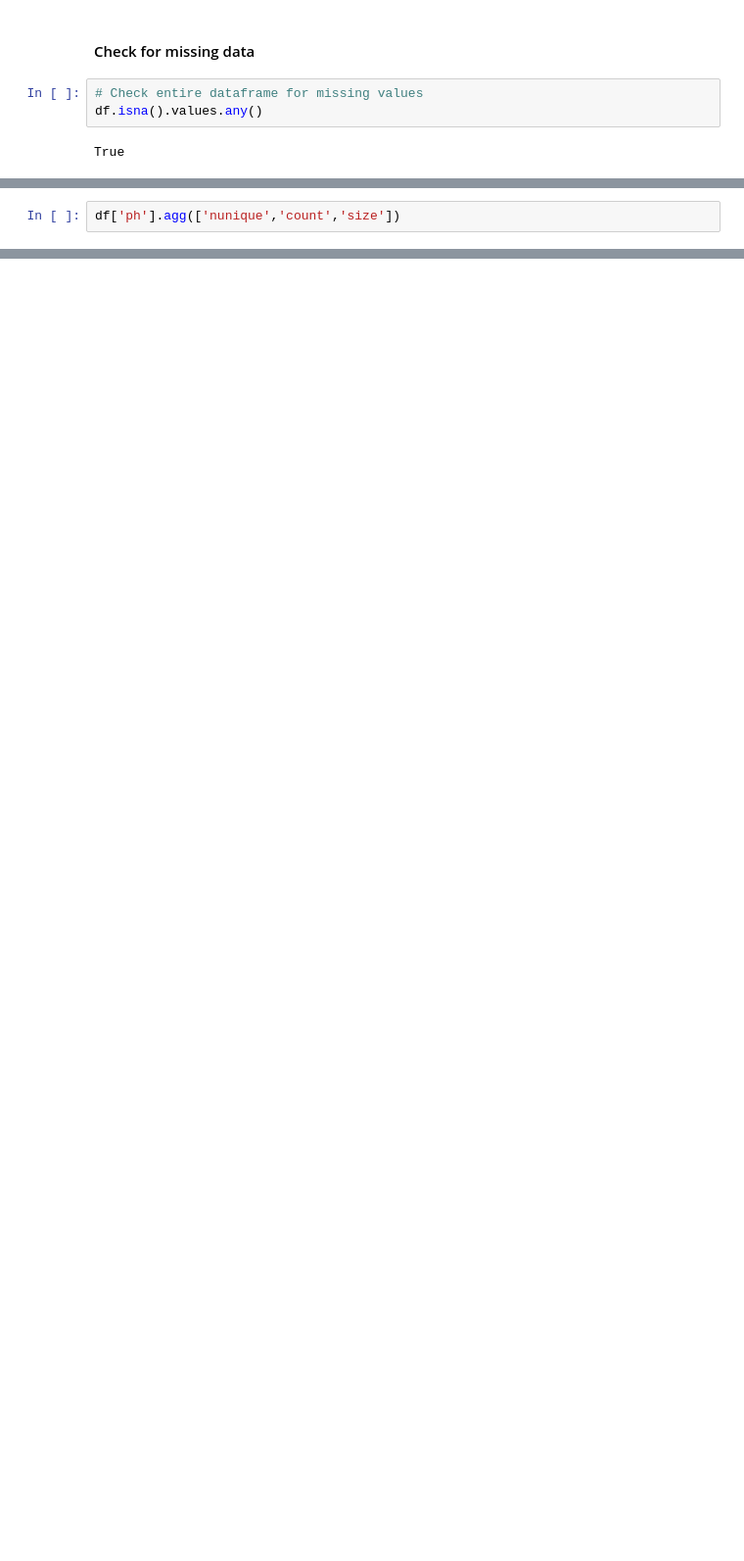
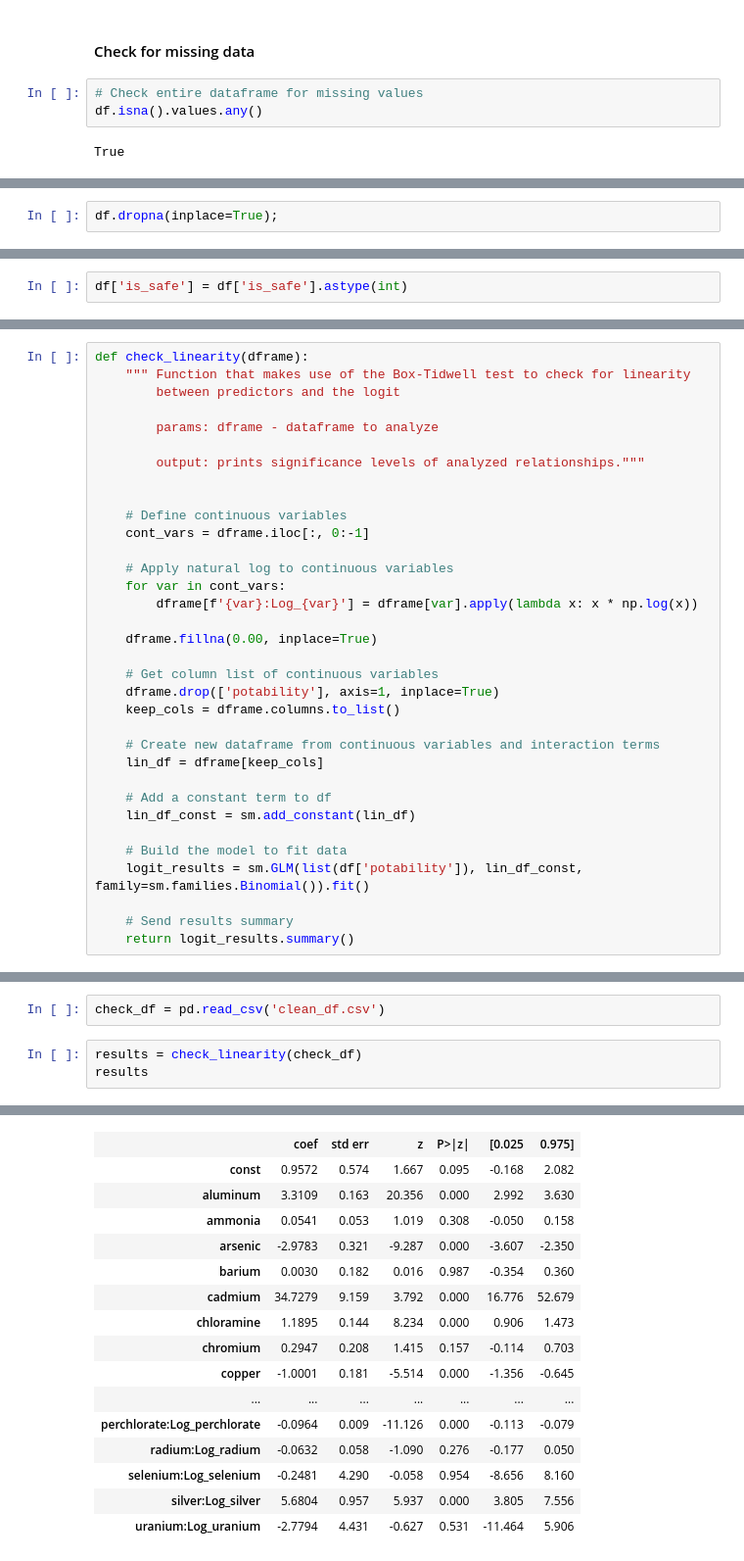
Before and after one commit to LucyDykhouse/data-solutions-capstone, a Jupyter notebook: Data Wrangling.ipynb, the cells around one changed output, grey strips where cells are left out. Shown: that part at 98% size. Drawn from its saved outputs; the diff is of its cells as text; blank space fills up the shorter version.

```diff
--- a/Data Wrangling.ipynb
+++ b/Data Wrangling.ipynb
@@ -90,0 +139,2 @@ df.isna().any(axis=1).sum()
+# %%
+df.dropna(inplace=True);
@@ -90,0 +147,2 @@ df.isna().any(axis=1).sum()
+# %%
+df['is_safe'] = df['is_safe'].astype(int)
@@ -113,2 +203,34 @@ dtype: object
 # %%
-df['ph'].agg(['nunique','count','size'])
+def check_linearity(dframe):
+    """ Function that makes use of the Box-Tidwell test to check for linearity
+        between predictors and the logit
+
+        params: dframe - dataframe to analyze
+
+        output: prints significance levels of analyzed relationships."""
+
+
+    # Define continuous variables
+    cont_vars = dframe.iloc[:, 0:-1]
+
+    # Apply natural log to continuous variables
+    for var in cont_vars:
+        dframe[f'{var}:Log_{var}'] = dframe[var].apply(lambda x: x * np.log(x))
+
+    dframe.fillna(0.00, inplace=True)
+
+    # Get column list of continuous variables
+    dframe.drop(['potability'], axis=1, inplace=True)
+    keep_cols = dframe.columns.to_list()
+
+    # Create new dataframe from continuous variables and interaction terms
+    lin_df = dframe[keep_cols]
+
+    # Add a constant term to df
+    lin_df_const = sm.add_constant(lin_df)
+
+    # Build the model to fit data
+    logit_results = sm.GLM(list(df['potability']), lin_df_const, family=sm.families.Binomial()).fit()
+
+    # Send results summary
+    return logit_results.summary()
@@ -196,0 +237,6 @@ cont_df.head()
+# %%
+check_df = pd.read_csv('clean_df.csv')
+# %%
+results = check_linearity(check_df)
+results
+# %% [output]
@@ -196,0 +253,16 @@ cont_df.head()
+|  | coef | std err | z | P>|z| | [0.025 | 0.975] |
+| const | 0.9572 | 0.574 | 1.667 | 0.095 | -0.168 | 2.082 |
+| aluminum | 3.3109 | 0.163 | 20.356 | 0.000 | 2.992 | 3.630 |
+| ammonia | 0.0541 | 0.053 | 1.019 | 0.308 | -0.050 | 0.158 |
+| arsenic | -2.9783 | 0.321 | -9.287 | 0.000 | -3.607 | -2.350 |
+| barium | 0.0030 | 0.182 | 0.016 | 0.987 | -0.354 | 0.360 |
+| cadmium | 34.7279 | 9.159 | 3.792 | 0.000 | 16.776 | 52.679 |
+| chloramine | 1.1895 | 0.144 | 8.234 | 0.000 | 0.906 | 1.473 |
+| chromium | 0.2947 | 0.208 | 1.415 | 0.157 | -0.114 | 0.703 |
+| copper | -1.0001 | 0.181 | -5.514 | 0.000 | -1.356 | -0.645 |
+| ... | ... | ... | ... | ... | ... | ... |
+| perchlorate:Log_perchlorate | -0.0964 | 0.009 | -11.126 | 0.000 | -0.113 | -0.079 |
+| radium:Log_radium | -0.0632 | 0.058 | -1.090 | 0.276 | -0.177 | 0.050 |
+| selenium:Log_selenium | -0.2481 | 4.290 | -0.058 | 0.954 | -8.656 | 8.160 |
+| silver:Log_silver | 5.6804 | 0.957 | 5.937 | 0.000 | 3.805 | 7.556 |
+| uranium:Log_uranium | -2.7794 | 4.431 | -0.627 | 0.531 | -11.464 | 5.906 |
```
Also changed, not shown: parts of 56 cells of this notebook, 1 other file.
